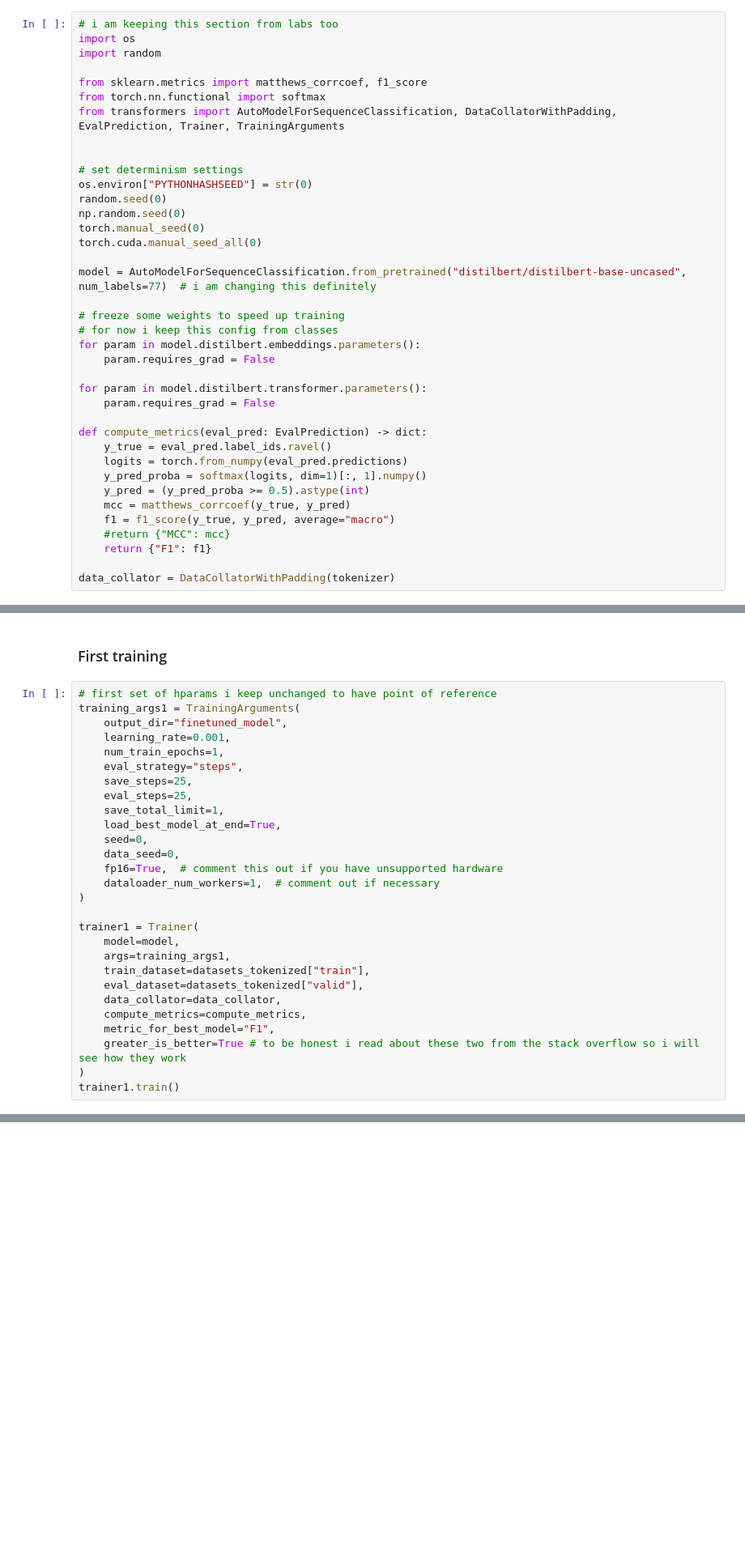
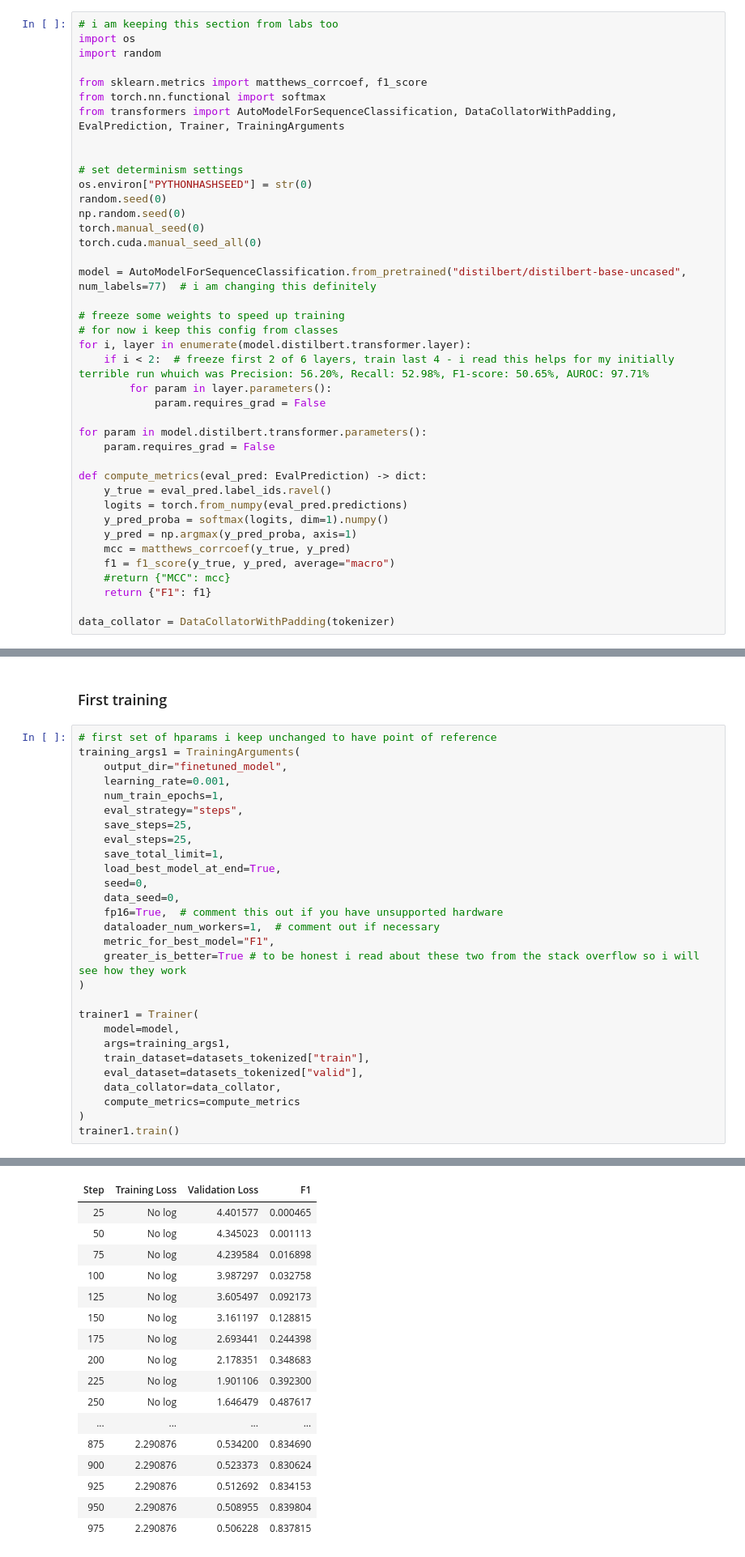
Before and after one commit to mate-mali/MLOPS-MM06, a Jupyter notebook: homework-mm.ipynb, the cells around one changed output, grey strips where cells are left out. Shown at 81% size. Cells and saved outputs as stored; diff of their text form; blank space fills up the shorter version.

```diff
--- a/homework-mm.ipynb
+++ b/homework-mm.ipynb
@@ -733,8 +759,10 @@ model = AutoModelForSequenceClassification.from_pretrained("distilbert/distilber
 
 # freeze some weights to speed up training
 # for now i keep this config from classes
-for param in model.distilbert.embeddings.parameters():
-    param.requires_grad = False
+for i, layer in enumerate(model.distilbert.transformer.layer):
+    if i < 2:  # freeze first 2 of 6 layers, train last 4 - i read this helps for my initially terrible run whuich was Precision: 56.20%, Recall: 52.98%, F1-score: 50.65%, AUROC: 97.71%
+        for param in layer.parameters():
+            param.requires_grad = False
 
 for param in model.distilbert.transformer.parameters():
     param.requires_grad = False
@@ -742,8 +770,8 @@ for param in model.distilbert.transformer.parameters():
 def compute_metrics(eval_pred: EvalPrediction) -> dict:
     y_true = eval_pred.label_ids.ravel()
     logits = torch.from_numpy(eval_pred.predictions)
-    y_pred_proba = softmax(logits, dim=1)[:, 1].numpy()
-    y_pred = (y_pred_proba >= 0.5).astype(int)
+    y_pred_proba = softmax(logits, dim=1).numpy()
+    y_pred = np.argmax(y_pred_proba, axis=1)
     mcc = matthews_corrcoef(y_true, y_pred)
     f1 = f1_score(y_true, y_pred, average="macro")
     #return {"MCC": mcc}
@@ -767,6 +812,8 @@ training_args1 = TrainingArguments(
     data_seed=0,
     fp16=True,  # comment this out if you have unsupported hardware
     dataloader_num_workers=1,  # comment out if necessary
+    metric_for_best_model="F1",
+    greater_is_better=True # to be honest i read about these two from the stack overflow so i will see how they work
 )
 
 trainer1 = Trainer(
@@ -775,8 +822,7 @@ trainer1 = Trainer(
     train_dataset=datasets_tokenized["train"],
     eval_dataset=datasets_tokenized["valid"],
     data_collator=data_collator,
-    compute_metrics=compute_metrics,
-    metric_for_best_model="F1",
-    greater_is_better=True # to be honest i read about these two from the stack overflow so i will see how they work
+    compute_metrics=compute_metrics
 )
 trainer1.train()
+# %% [output]
@@ -782,0 +830,17 @@ trainer1.train()
+| Step | Training Loss | Validation Loss | F1 |
+| 25 | No log | 4.401577 | 0.000465 |
+| 50 | No log | 4.345023 | 0.001113 |
+| 75 | No log | 4.239584 | 0.016898 |
+| 100 | No log | 3.987297 | 0.032758 |
+| 125 | No log | 3.605497 | 0.092173 |
+| 150 | No log | 3.161197 | 0.128815 |
+| 175 | No log | 2.693441 | 0.244398 |
+| 200 | No log | 2.178351 | 0.348683 |
+| 225 | No log | 1.901106 | 0.392300 |
+| 250 | No log | 1.646479 | 0.487617 |
+| ... | ... | ... | ... |
+| 875 | 2.290876 | 0.534200 | 0.834690 |
+| 900 | 2.290876 | 0.523373 | 0.830624 |
+| 925 | 2.290876 | 0.512692 | 0.834153 |
+| 950 | 2.290876 | 0.508955 | 0.839804 |
+| 975 | 2.290876 | 0.506228 | 0.837815 |
```
Also changed, not shown: parts of 25 cells of this notebook.
